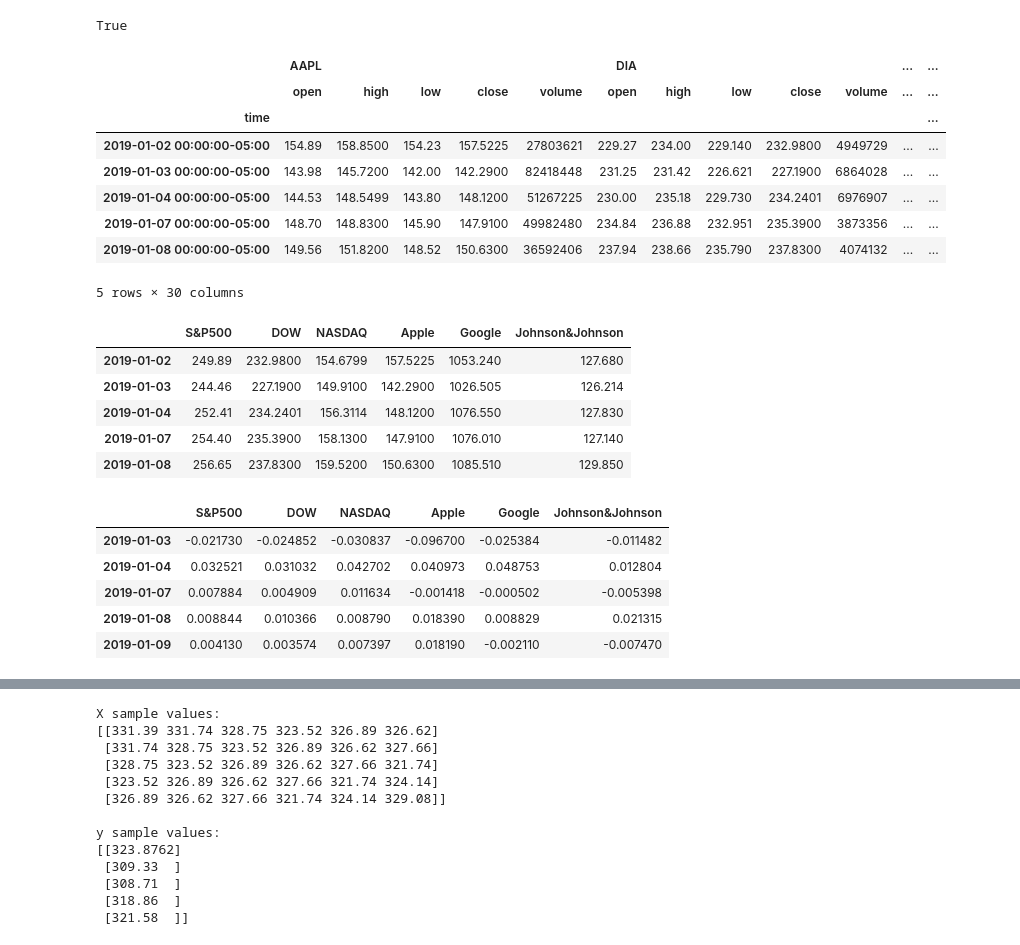
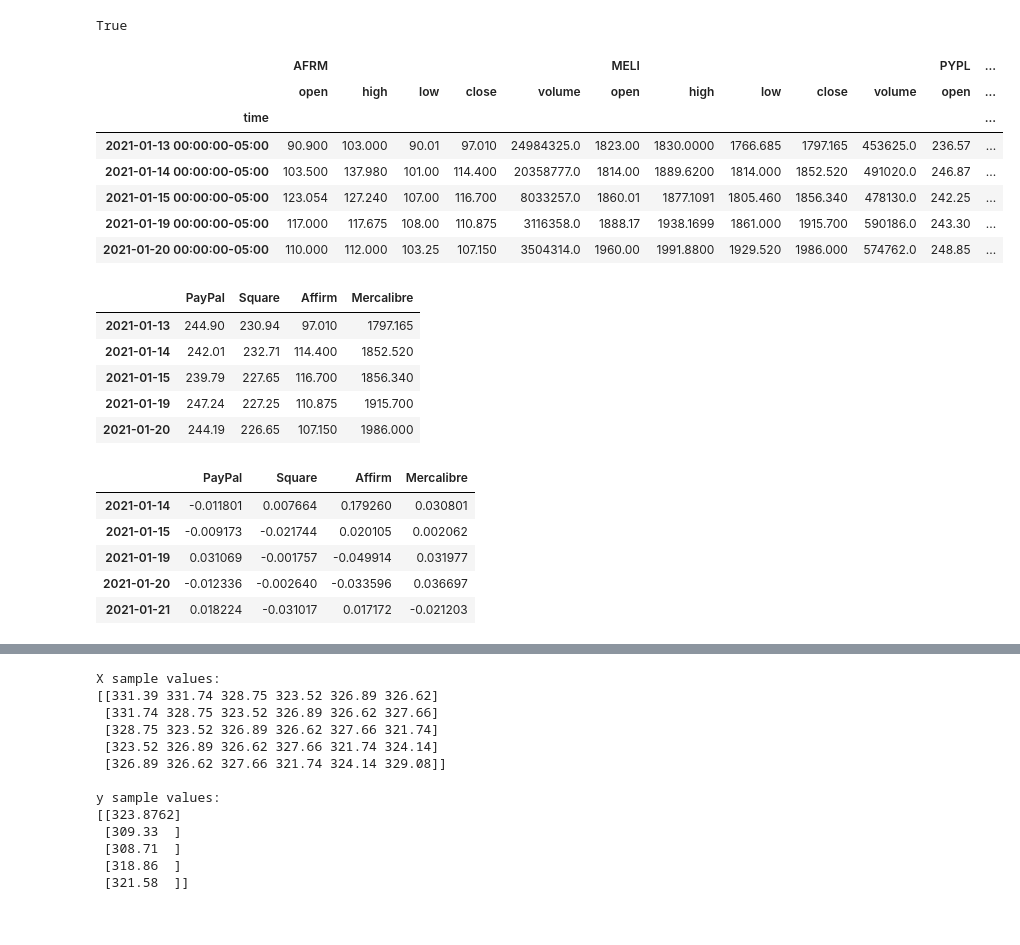
Before and after one commit to dmwalls24/FinTech_Portfolio_Dash, a Jupyter notebook: notebooks/samuel's_notebooks/Notebook.ipynb, the cells around one changed output, grey strips where cells are left out. Cells and saved outputs as stored; diff of their text form; code cells hidden in the pictures.

```diff
--- a/notebooks/samuel's_notebooks/Notebook.ipynb
+++ b/notebooks/samuel's_notebooks/Notebook.ipynb
@@ -40,56 +35,54 @@ newsapi = NewsApiClient(api_key=api_key)
 # %%
 #15Min interval
 timeframe = "1D"
 start_date = pd.Timestamp("2019-01-01", tz="America/New_York").isoformat()
 end_date = pd.Timestamp("2021-12-31", tz="America/New_York").isoformat()
 #today = pd.Timestamp("2021-01-02", tz="America/New_York").isoformat()
-ticker = ["SPY", "DIA", "QQQ", "AAPL", "GOOGL", "JNJ"]
-nasdaq_ticker = alpaca.get_barset(
+ticker = ["PYPL", "SQ", "AFRM", "MELI"]
+fintech_ticker = alpaca.get_barset(
     ticker,
     timeframe,
     start=start_date,
     end=end_date,
     limit=1000,
 ).df
-nasdaq_ticker.dropna(inplace=True)
-nasdaq_ticker.head(5)
+fintech_ticker.dropna(inplace=True)
+fintech_ticker.head(5)
 #apple_ticker.dropna(inplace=True)
 # %% [output]
-|  | AAPL |  |  |  |  | DIA |  |  |  |  | ... | ... |
-|  | open | high | low | close | volume | open | high | low | close | volume | ... | ... |
+|  | AFRM |  |  |  |  | MELI |  |  |  |  | PYPL | ... |
+|  | open | high | low | close | volume | open | high | low | close | volume | open | ... |
 | time |  |  |  |  |  |  |  |  |  |  |  | ... |
-| 2019-01-02 00:00:00-05:00 | 154.89 | 158.8500 | 154.23 | 157.5225 | 27803621 | 229.27 | 234.00 | 229.140 | 232.9800 | 4949729 | ... | ... |
-| 2019-01-03 00:00:00-05:00 | 143.98 | 145.7200 | 142.00 | 142.2900 | 82418448 | 231.25 | 231.42 | 226.621 | 227.1900 | 6864028 | ... | ... |
-| 2019-01-04 00:00:00-05:00 | 144.53 | 148.5499 | 143.80 | 148.1200 | 51267225 | 230.00 | 235.18 | 229.730 | 234.2401 | 6976907 | ... | ... |
-| 2019-01-07 00:00:00-05:00 | 148.70 | 148.8300 | 145.90 | 147.9100 | 49982480 | 234.84 | 236.88 | 232.951 | 235.3900 | 3873356 | ... | ... |
-| 2019-01-08 00:00:00-05:00 | 149.56 | 151.8200 | 148.52 | 150.6300 | 36592406 | 237.94 | 238.66 | 235.790 | 237.8300 | 4074132 | ... | ... |
+| 2021-01-13 00:00:00-05:00 | 90.900 | 103.000 | 90.01 | 97.010 | 24984325.0 | 1823.00 | 1830.0000 | 1766.685 | 1797.165 | 453625.0 | 236.57 | ... |
+| 2021-01-14 00:00:00-05:00 | 103.500 | 137.980 | 101.00 | 114.400 | 20358777.0 | 1814.00 | 1889.6200 | 1814.000 | 1852.520 | 491020.0 | 246.87 | ... |
+| 2021-01-15 00:00:00-05:00 | 123.054 | 127.240 | 107.00 | 116.700 | 8033257.0 | 1860.01 | 1877.1091 | 1805.460 | 1856.340 | 478130.0 | 242.25 | ... |
+| 2021-01-19 00:00:00-05:00 | 117.000 | 117.675 | 108.00 | 110.875 | 3116358.0 | 1888.17 | 1938.1699 | 1861.000 | 1915.700 | 590186.0 | 243.30 | ... |
+| 2021-01-20 00:00:00-05:00 | 110.000 | 112.000 | 103.25 | 107.150 | 3504314.0 | 1960.00 | 1991.8800 | 1929.520 | 1986.000 | 574762.0 | 248.85 | ... |
-5 rows × 30 columns
 # %%
-tech_df = pd.DataFrame()
-tech_df["S&P500"] = nasdaq_ticker["SPY"]["close"]
-tech_df["DOW"] = nasdaq_ticker["DIA"]["close"]
-tech_df["NASDAQ"] = nasdaq_ticker["QQQ"]["close"]
-tech_df["Apple"] = nasdaq_ticker["AAPL"]["close"]
-tech_df["Google"] = nasdaq_ticker["GOOGL"]["close"]
-tech_df["Johnson&Johnson"] = nasdaq_ticker["JNJ"]["close"]
+fintech_df = pd.DataFrame()
+fintech_df["PayPal"] = fintech_ticker["PYPL"]["close"]
+fintech_df["Square"] = fintech_ticker["SQ"]["close"]
+fintech_df["Affirm"] = fintech_ticker["AFRM"]["close"]
+fintech_df["Mercalibre"] = fintech_ticker["MELI"]["close"]
+#fintech_df["Johnson&Johnson"] = nasdaq_ticker["JNJ"]["close"]
 #apple_df = apple_df.pct_change().dropna()
-tech_df.index = tech_df.index.date
-tech_df.dropna(inplace=True)
-tech_df.head()
+fintech_df.index = fintech_df.index.date
+fintech_df.dropna(inplace=True)
+fintech_df.head()
 # %% [output]
-|  | S&P500 | DOW | NASDAQ | Apple | Google | Johnson&Johnson |
-| 2019-01-02 | 249.89 | 232.9800 | 154.6799 | 157.5225 | 1053.240 | 127.680 |
-| 2019-01-03 | 244.46 | 227.1900 | 149.9100 | 142.2900 | 1026.505 | 126.214 |
-| 2019-01-04 | 252.41 | 234.2401 | 156.3114 | 148.1200 | 1076.550 | 127.830 |
-| 2019-01-07 | 254.40 | 235.3900 | 158.1300 | 147.9100 | 1076.010 | 127.140 |
-| 2019-01-08 | 256.65 | 237.8300 | 159.5200 | 150.6300 | 1085.510 | 129.850 |
+|  | PayPal | Square | Affirm | Mercalibre |
+| 2021-01-13 | 244.90 | 230.94 | 97.010 | 1797.165 |
+| 2021-01-14 | 242.01 | 232.71 | 114.400 | 1852.520 |
+| 2021-01-15 | 239.79 | 227.65 | 116.700 | 1856.340 |
+| 2021-01-19 | 247.24 | 227.25 | 110.875 | 1915.700 |
+| 2021-01-20 | 244.19 | 226.65 | 107.150 | 1986.000 |
 # %%
-tech_returns = tech_df.pct_change().dropna()
-tech_returns.head()
+fintech_returns = fintech_df.pct_change().dropna()
+fintech_returns.head()
 # %% [output]
-|  | S&P500 | DOW | NASDAQ | Apple | Google | Johnson&Johnson |
-| 2019-01-03 | -0.021730 | -0.024852 | -0.030837 | -0.096700 | -0.025384 | -0.011482 |
-| 2019-01-04 | 0.032521 | 0.031032 | 0.042702 | 0.040973 | 0.048753 | 0.012804 |
-| 2019-01-07 | 0.007884 | 0.004909 | 0.011634 | -0.001418 | -0.000502 | -0.005398 |
-| 2019-01-08 | 0.008844 | 0.010366 | 0.008790 | 0.018390 | 0.008829 | 0.021315 |
-| 2019-01-09 | 0.004130 | 0.003574 | 0.007397 | 0.018190 | -0.002110 | -0.007470 |
+|  | PayPal | Square | Affirm | Mercalibre |
+| 2021-01-14 | -0.011801 | 0.007664 | 0.179260 | 0.030801 |
+| 2021-01-15 | -0.009173 | -0.021744 | 0.020105 | 0.002062 |
+| 2021-01-19 | 0.031069 | -0.001757 | -0.049914 | 0.031977 |
+| 2021-01-20 | -0.012336 | -0.002640 | -0.033596 | 0.036697 |
+| 2021-01-21 | 0.018224 | -0.031017 | 0.017172 | -0.021203 |
```
Also changed, not shown: parts of 13 cells of this notebook, 1 other file.
